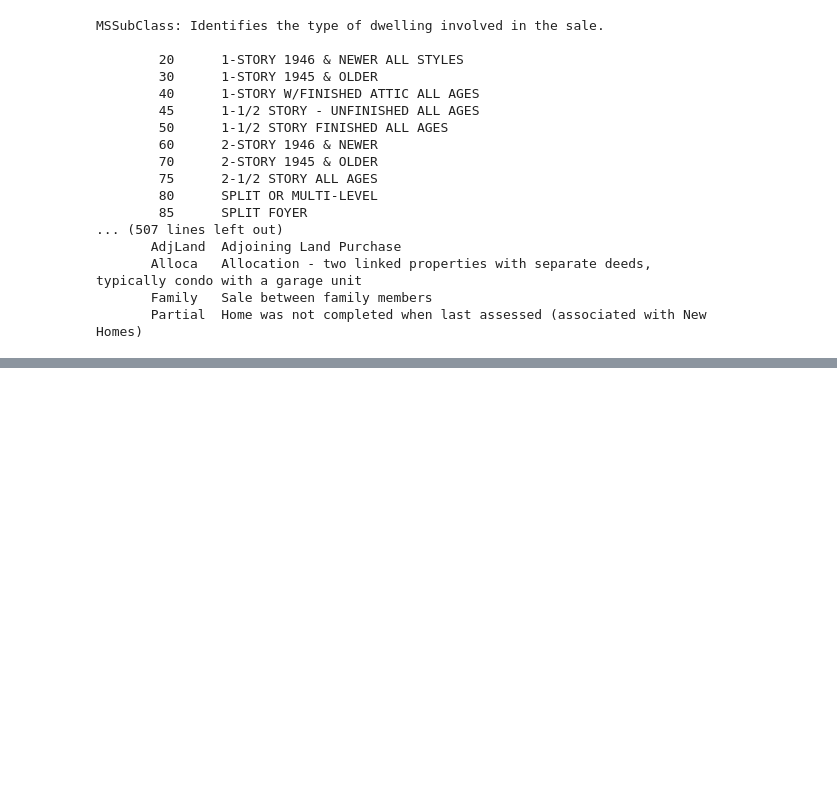
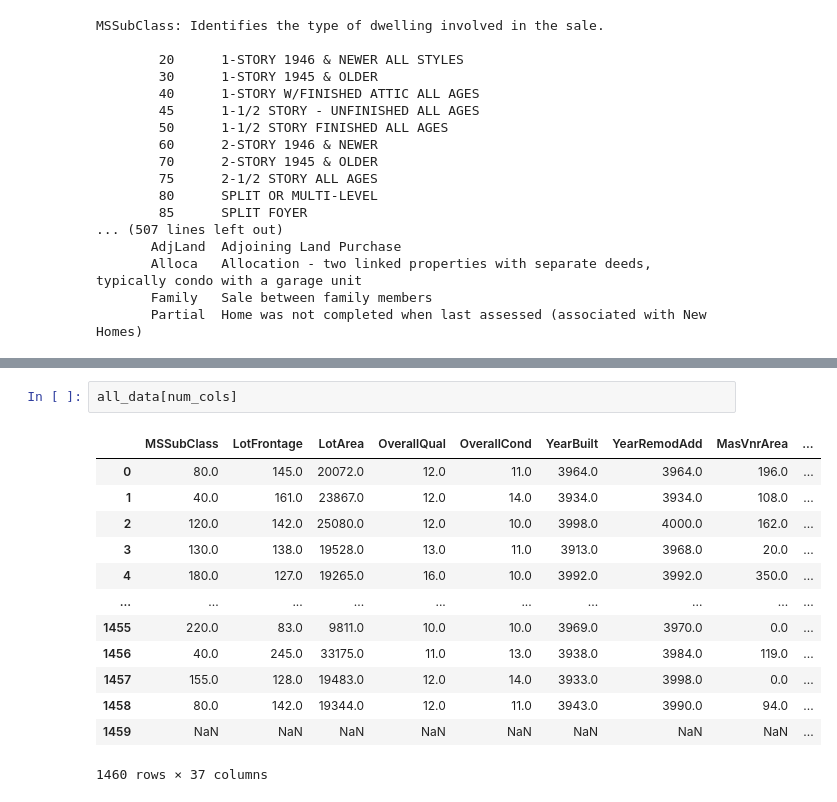
Before and after one commit to dianamatkava/ml-ds-projects, a Jupyter notebook: House Prices/Analyze Data.ipynb, the cells around one changed output, grey strips where cells are left out. Cells and saved outputs as stored; diff of their text form; blank space fills up the shorter version.

```diff
--- a/House Prices/Analyze Data.ipynb
+++ b/House Prices/Analyze Data.ipynb
@@ -99,0 +83,16 @@ all_data.head()
+# %%
+all_data[num_cols]
+# %% [output]
+|  | MSSubClass | LotFrontage | LotArea | OverallQual | OverallCond | YearBuilt | YearRemodAdd | MasVnrArea | ... |
+| 0 | 80.0 | 145.0 | 20072.0 | 12.0 | 11.0 | 3964.0 | 3964.0 | 196.0 | ... |
+| 1 | 40.0 | 161.0 | 23867.0 | 12.0 | 14.0 | 3934.0 | 3934.0 | 108.0 | ... |
+| 2 | 120.0 | 142.0 | 25080.0 | 12.0 | 10.0 | 3998.0 | 4000.0 | 162.0 | ... |
+| 3 | 130.0 | 138.0 | 19528.0 | 13.0 | 11.0 | 3913.0 | 3968.0 | 20.0 | ... |
+| 4 | 180.0 | 127.0 | 19265.0 | 16.0 | 10.0 | 3992.0 | 3992.0 | 350.0 | ... |
+| ... | ... | ... | ... | ... | ... | ... | ... | ... | ... |
+| 1455 | 220.0 | 83.0 | 9811.0 | 10.0 | 10.0 | 3969.0 | 3970.0 | 0.0 | ... |
+| 1456 | 40.0 | 245.0 | 33175.0 | 11.0 | 13.0 | 3938.0 | 3984.0 | 119.0 | ... |
+| 1457 | 155.0 | 128.0 | 19483.0 | 12.0 | 14.0 | 3933.0 | 3998.0 | 0.0 | ... |
+| 1458 | 80.0 | 142.0 | 19344.0 | 12.0 | 11.0 | 3943.0 | 3990.0 | 94.0 | ... |
+| 1459 | NaN | NaN | NaN | NaN | NaN | NaN | NaN | NaN | ... |
+1460 rows × 37 columns
```
Also changed, not shown: parts of 14 cells of this notebook, 1 other file.
